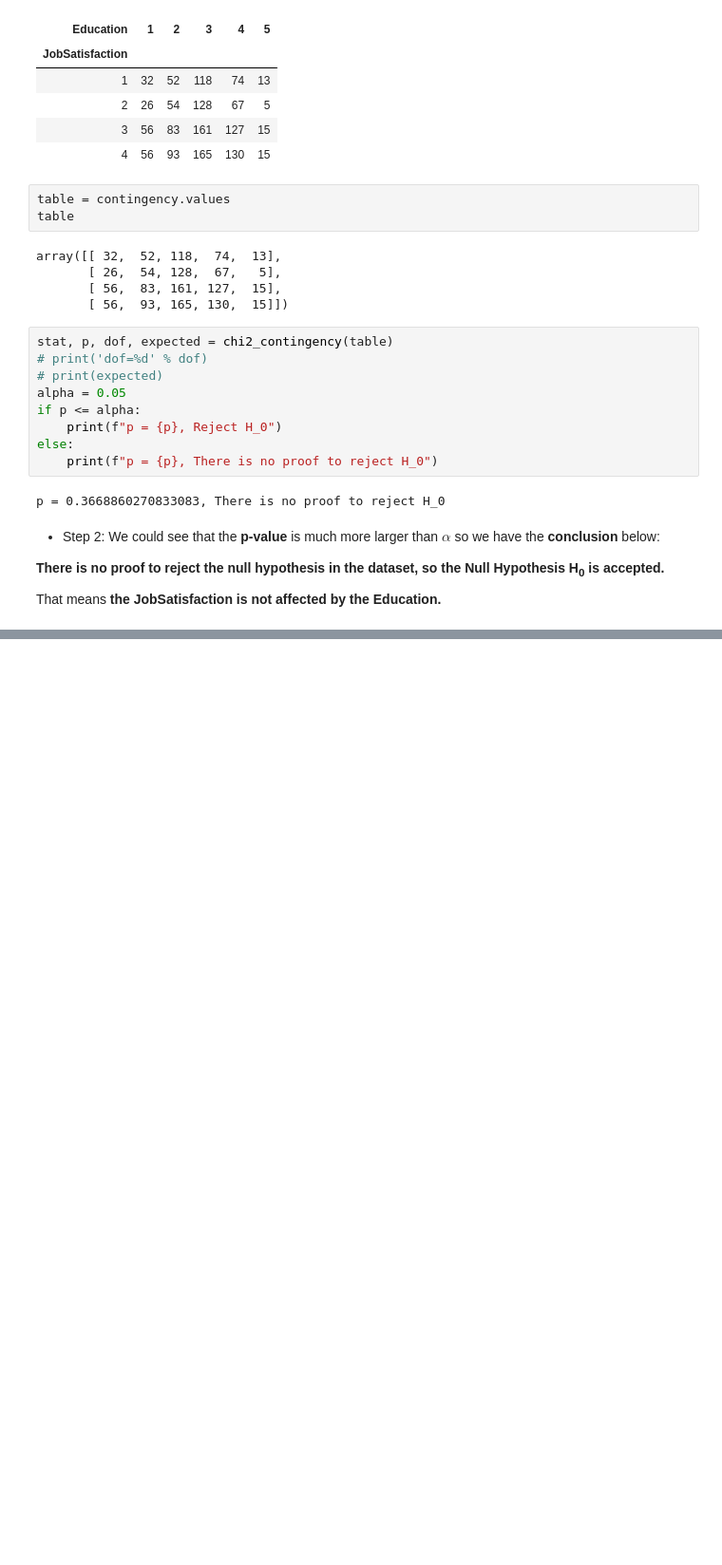
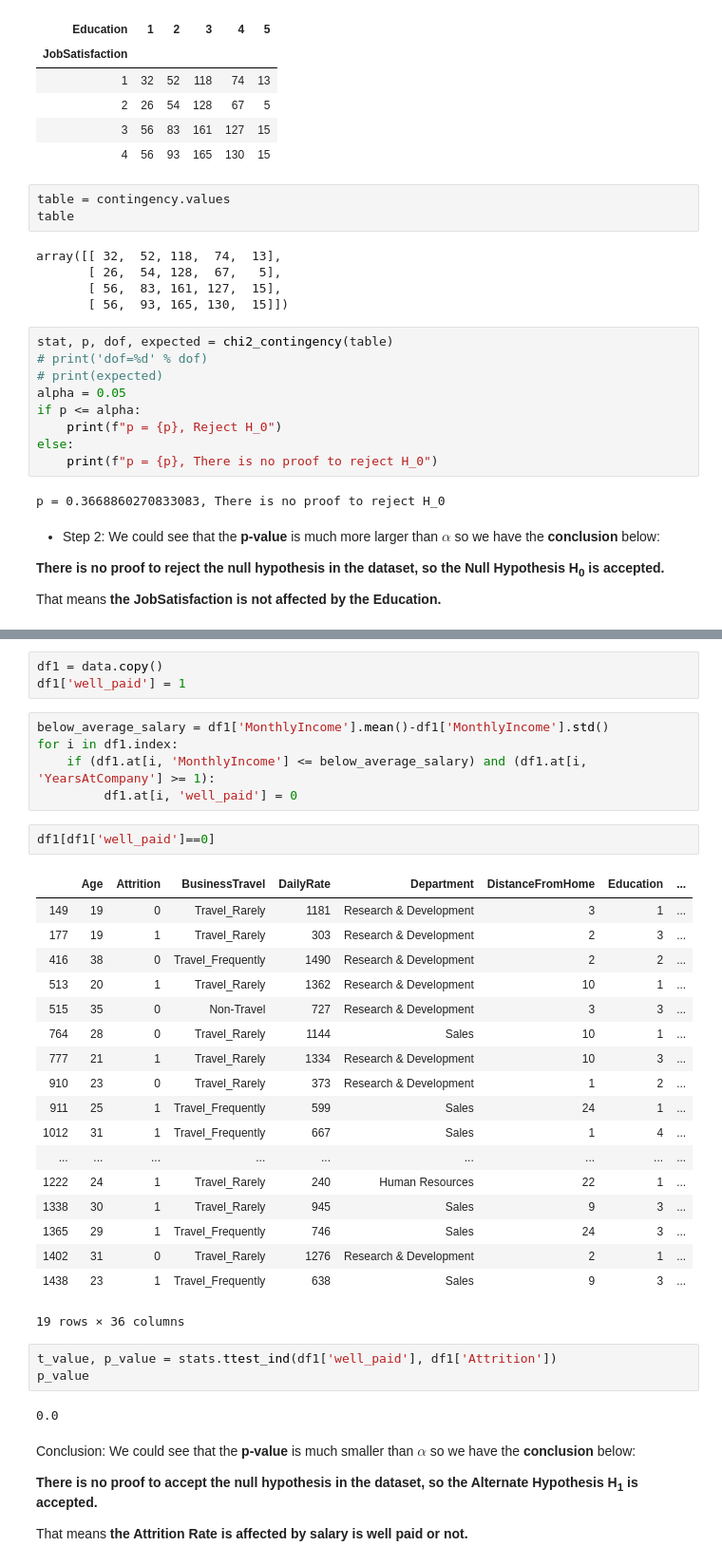
Before and after one commit to vantuan5644/MachineLearningCourse, a Jupyter notebook: Project2HumanResource_TranVanTuan.ipynb, the cells around one changed output, grey strips where cells are left out. Shown: that part at 95% size. Cells and saved outputs as stored; diff of their text form; blank space fills up the shorter version.

```diff
--- a/Project2HumanResource_TranVanTuan.ipynb
+++ b/Project2HumanResource_TranVanTuan.ipynb
@@ -704,0 +720,40 @@ That means **the JobSatisfaction is not affected by the Education.**
+# %%
+df1 = data.copy()
+df1['well_paid'] = 1
+# %%
+below_average_salary = df1['MonthlyIncome'].mean()-df1['MonthlyIncome'].std()
+for i in df1.index:
+    if (df1.at[i, 'MonthlyIncome'] <= below_average_salary) and (df1.at[i, 'YearsAtCompany'] >= 1):
+         df1.at[i, 'well_paid'] = 0
+# %%
+df1[df1['well_paid']==0]
+# %% [output]
+|  | Age | Attrition | BusinessTravel | DailyRate | Department | DistanceFromHome | Education | ... |
+| 149 | 19 | 0 | Travel_Rarely | 1181 | Research & Development | 3 | 1 | ... |
+| 177 | 19 | 1 | Travel_Rarely | 303 | Research & Development | 2 | 3 | ... |
+| 416 | 38 | 0 | Travel_Frequently | 1490 | Research & Development | 2 | 2 | ... |
+| 513 | 20 | 1 | Travel_Rarely | 1362 | Research & Development | 10 | 1 | ... |
+| 515 | 35 | 0 | Non-Travel | 727 | Research & Development | 3 | 3 | ... |
+| 764 | 28 | 0 | Travel_Rarely | 1144 | Sales | 10 | 1 | ... |
+| 777 | 21 | 1 | Travel_Rarely | 1334 | Research & Development | 10 | 3 | ... |
+| 910 | 23 | 0 | Travel_Rarely | 373 | Research & Development | 1 | 2 | ... |
+| 911 | 25 | 1 | Travel_Frequently | 599 | Sales | 24 | 1 | ... |
+| 1012 | 31 | 1 | Travel_Frequently | 667 | Sales | 1 | 4 | ... |
+| ... | ... | ... | ... | ... | ... | ... | ... | ... |
+| 1222 | 24 | 1 | Travel_Rarely | 240 | Human Resources | 22 | 1 | ... |
+| 1338 | 30 | 1 | Travel_Rarely | 945 | Sales | 9 | 3 | ... |
+| 1365 | 29 | 1 | Travel_Frequently | 746 | Sales | 24 | 3 | ... |
+| 1402 | 31 | 0 | Travel_Rarely | 1276 | Research & Development | 2 | 1 | ... |
+| 1438 | 23 | 1 | Travel_Frequently | 638 | Sales | 9 | 3 | ... |
+19 rows × 36 columns
+# %%
+t_value, p_value = stats.ttest_ind(df1['well_paid'], df1['Attrition'])
+p_value
+# %% [output]
+0.0
+# %% [markdown]
+Conclusion: We could see that the **p-value** is much smaller than **$\alpha$**   so we have the **conclusion** below:
+
+**There is no proof to accept the null hypothesis in the dataset, so the Alternate Hypothesis H<sub>1</sub> is accepted.**
+
+That means **the Attrition Rate is affected by salary is well paid or not.**
```
Also changed, not shown: parts of 3 cells of this notebook.
